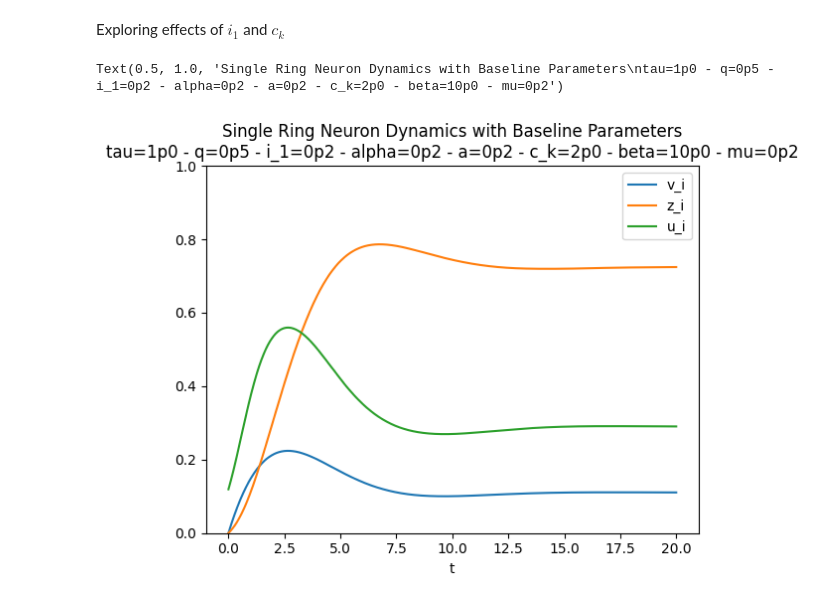
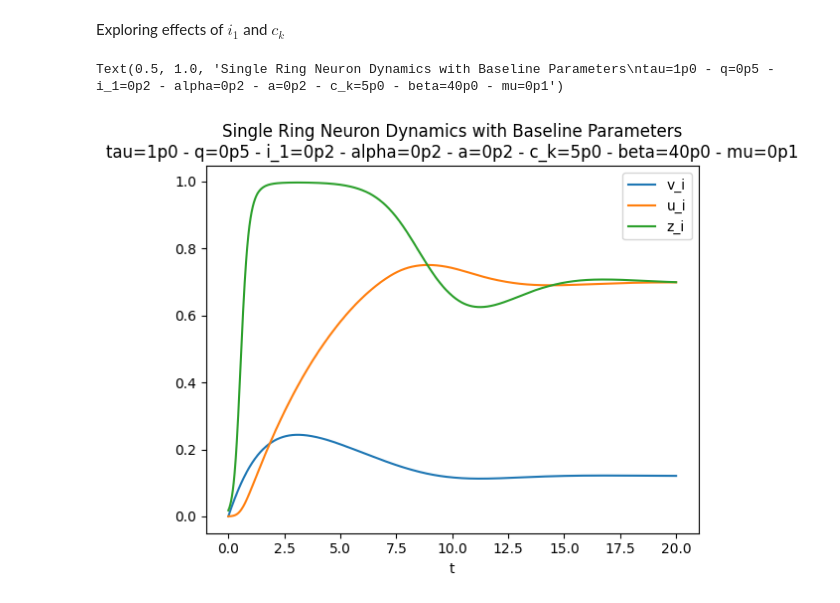
Before and after one commit to r-schad/Code-Ring-Network, a Jupyter notebook: experiments/single_ring_neuron/single_ring_neuron.ipynb, the cells around one changed output. Cells and saved outputs as stored; diff of their text form; code cells hidden in the pictures.

```diff
--- a/experiments/single_ring_neuron/single_ring_neuron.ipynb
+++ b/experiments/single_ring_neuron/single_ring_neuron.ipynb
@@ -40,24 +40,24 @@ Exploring effects of $i_1$ and $c_k$
 # %%
 BASELINE_PARAMS = {
     'tau': 1.0,
     'q': 0.5,
     'i_1': 0.2,
     'alpha': 0.2,
     'a': 0.2,
-    'c_k': 2.0,
-    'beta': 10.0,
-    'mu': 0.2
+    'c_k': 5.0,
+    'beta': 40.0,
+    'mu': 0.1
 }
 result = solve_ivp(fun=lambda t, state: doodle(t, state, BASELINE_PARAMS), t_span=(0,20), t_eval=t, y0=y0)
 fig,ax = plt.subplots()
 ax.plot(t,result.y[0].T,label='v_i')
-ax.plot(t,result.y[1].T,label='z_i')
-ax.plot(t,transform(result.y[0], BASELINE_PARAMS['beta'], BASELINE_PARAMS['mu']).T,label='u_i')
+ax.plot(t,result.y[1].T,label='u_i')
+ax.plot(t,transform(result.y[0], BASELINE_PARAMS['beta'], BASELINE_PARAMS['mu']).T,label='z_i')
 ax.legend()
-ax.set_ylim([0, 1])
+# ax.set_ylim([0, 1])
 ax.set_xlabel('t')
 ax.set_title(f"Single Ring Neuron Dynamics with Baseline Parameters\ntau={BASELINE_PARAMS['tau']}|q={BASELINE_PARAMS['q']}|i_1={BASELINE_PARAMS['i_1']}|alpha={BASELINE_PARAMS['alpha']}|a={BASELINE_PARAMS['a']}|c_k={BASELINE_PARAMS['c_k']}|beta={BASELINE_PARAMS['beta']}|mu={BASELINE_PARAMS['mu']}".replace('.','p').replace('|',' - '))
 # %% [output]
-Text(0.5, 1.0, 'Single Ring Neuron Dynamics with Baseline Parameters\ntau=1p0 - q=0p5 - i_1=0p2 - alpha=0p2 - a=0p2 - c_k=2p0 - beta=10p0 - mu=0p2')
+Text(0.5, 1.0, 'Single Ring Neuron Dynamics with Baseline Parameters\ntau=1p0 - q=0p5 - i_1=0p2 - alpha=0p2 - a=0p2 - c_k=5p0 - beta=40p0 - mu=0p1')
-[figure, old version]
+[figure, new version]
 # %%
```
Also changed, not shown: parts of 3 cells of this notebook.
